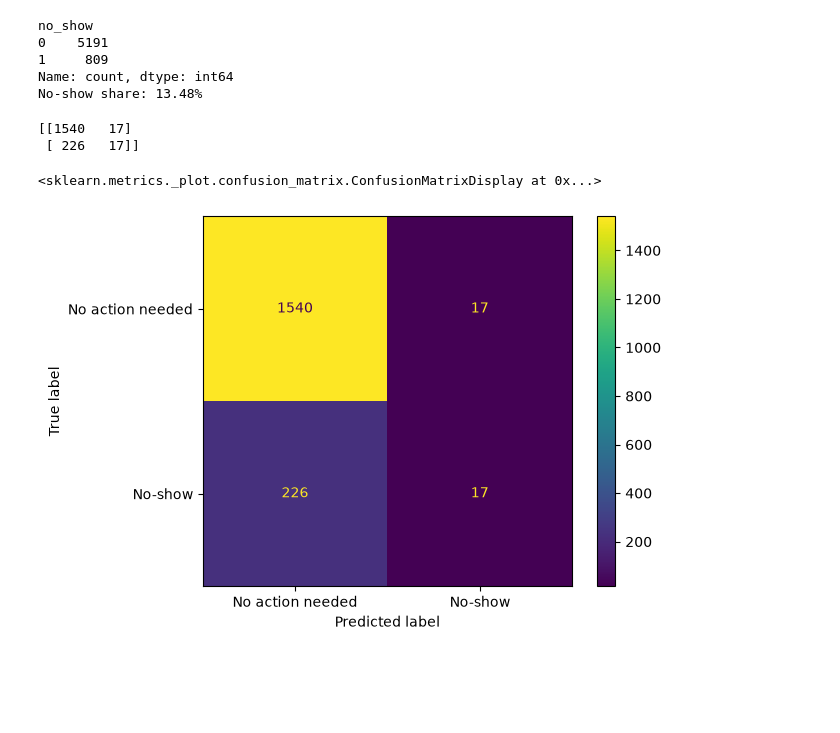
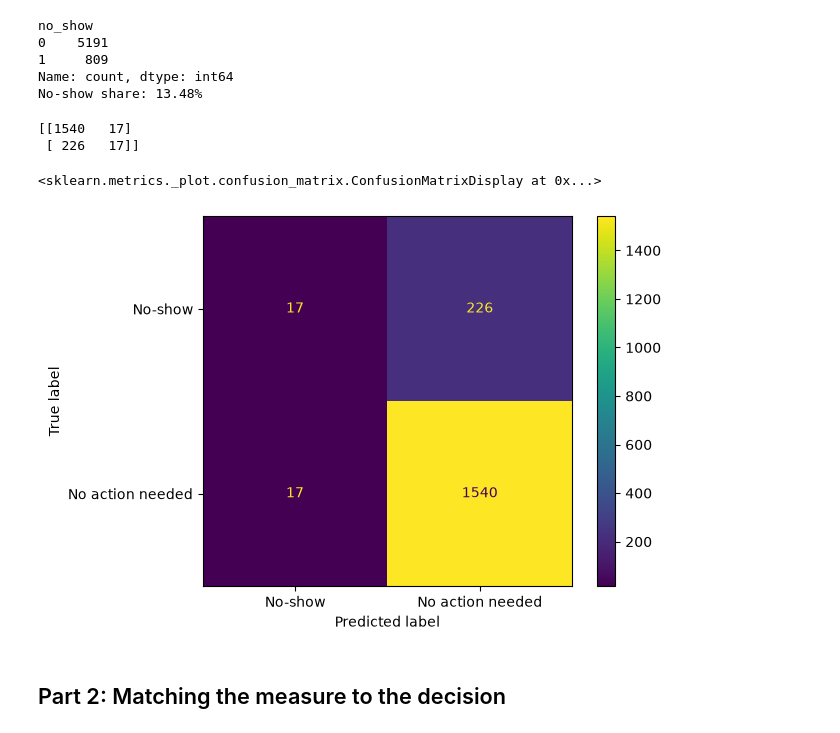
Before and after one commit to iviartin/O712-Assignment3, a Jupyter notebook: Assignment3Ramirez.ipynb, the cells around one changed output. Saved outputs shown, nothing was run; the diff lists cells and outputs as text; code cells hidden in the pictures; blank space fills up the shorter version.

Commit message:
Part 2 added

```diff
--- a/Assignment3Ramirez.ipynb
+++ b/Assignment3Ramirez.ipynb
@@ -100,32 +100,36 @@ X_train, X_test, y_train, y_test = train_test_split(
 )
 
 # Split columns by type
 cat_cols = X.select_dtypes(include=['object', 'string']).columns.tolist()
 num_cols = X.select_dtypes(include='number').columns.tolist()
 
 # Preprocessing: scale numeric, one-hot encode categorical
 preprocessor = ColumnTransformer([
     ('num', StandardScaler(), num_cols),
     ('cat', OneHotEncoder(handle_unknown='ignore'), cat_cols)
 ])
 
 # Workflow = preprocessing + classifier
 logit_pipe = Pipeline([
     ('preprocess', preprocessor),
     ('model', LogisticRegression(max_iter=1000, random_state=42))
 ])
 
 logit_pipe.fit(X_train, y_train)
 
 # Confusion matrix on the test set at the default 0.5 threshold
 y_pred = logit_pipe.predict(X_test)
 
 print(confusion_matrix(y_test, y_pred))
 ConfusionMatrixDisplay.from_predictions(
-    y_test, y_pred, display_labels=['No action needed', 'No-show']
+    y_test, y_pred,
+    labels=[1, 0],
+    display_labels=['No-show', 'No action needed']
 )
 # %% [output]
 [[1540   17]
  [ 226   17]]
 <sklearn.metrics._plot.confusion_matrix.ConfusionMatrixDisplay at 0x...>
-[figure, old version]
+[figure, new version]
+# %% [markdown]
+## Part 2:  Matching the measure to the decision
```
Also changed, not shown: parts of 3 cells of this notebook.
